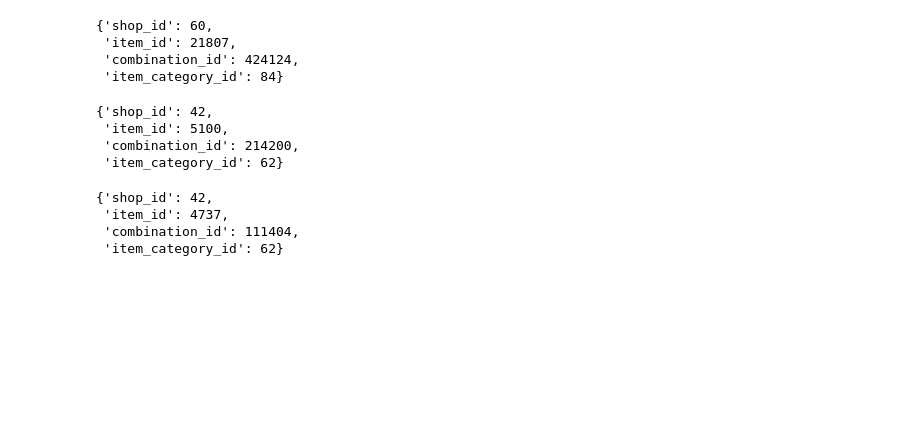
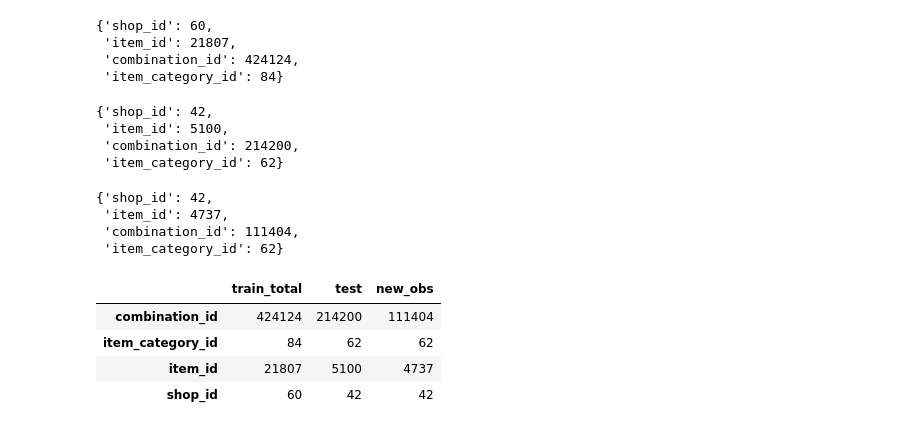
Before and after one commit to ShinsakuOkazaki/pred-future-sales, a Jupyter notebook: proto/EDA-1.ipynb, the cells around one changed output. Cells and saved outputs as stored; diff of their text form; code cells hidden in the pictures; blank space fills up the shorter version.

```diff
--- a/proto/EDA-1.ipynb
+++ b/proto/EDA-1.ipynb
@@ -195,6 +195,14 @@ ids_data_dict["new_obs"]
  'item_id': 4737,
  'combination_id': 111404,
  'item_category_id': 62}
+# %%
+pd.DataFrame(ids_data_dict)
+# %% [output]
+|  | train_total | test | new_obs |
+| combination_id | 424124 | 214200 | 111404 |
+| item_category_id | 84 | 62 | 62 |
+| item_id | 21807 | 5100 | 4737 |
+| shop_id | 60 | 42 | 42 |
 # %%
 #label row where the ID is in the test set
 train_total["in_test"] = train_total["combination_id"].isin(test['combination_id'])
```
Also changed, not shown: parts of 1 cell of this notebook, 5 other files.
